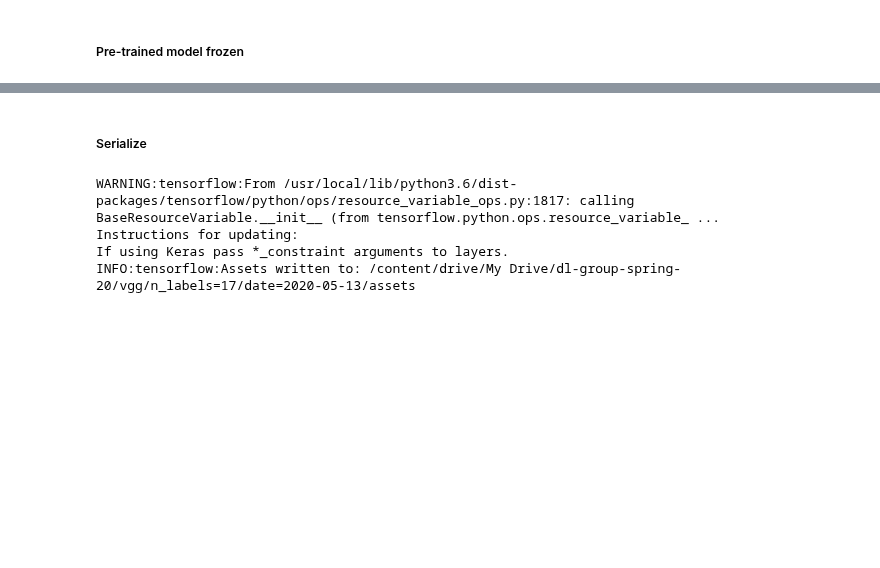
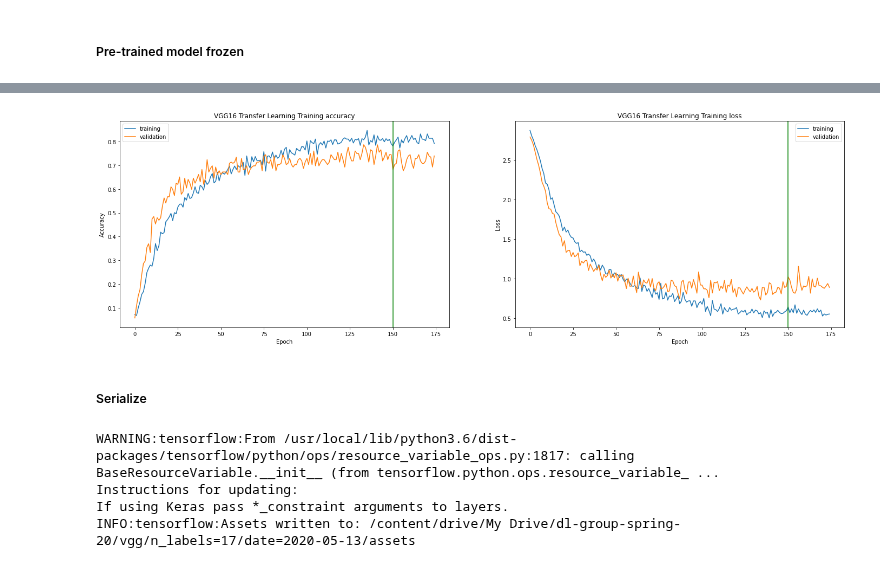
Before and after one commit to tduffy000/deep-learning-group, a Jupyter notebook: notebooks/Transfer_Learning.ipynb, the cells around one changed output, grey strips where cells are left out. Drawn from its saved outputs; the diff is of its cells as text; code cells hidden in the pictures; blank space fills up the shorter version.

Commit message:
slight fixes to transfer learning

```diff
--- a/notebooks/Transfer_Learning.ipynb
+++ b/notebooks/Transfer_Learning.ipynb
@@ -307,6 +311,24 @@ Compiled model 2 by unfreezing last: 3 layers of VGG16.
 # %%
 best_vgg_model_idx = 0
 final_vgg_model = fine_tuned_vgg_models[best_vgg_model_idx]
+# %%
+fig, (ax1, ax2) = plt.subplots(1,2, figsize=(24,7))
+ax1.plot(best_model_results.history['accuracy'] + fine_tuned_vgg_results[best_vgg_model_idx].history['accuracy'], label='training')
+ax1.plot(best_model_results.history['val_accuracy'] + fine_tuned_vgg_results[best_vgg_model_idx].history['val_accuracy'], label='validation')
+ax1.set_title('VGG16 Transfer Learning Training accuracy')
+ax1.set_ylabel('Accuracy')
+ax1.set_xlabel('Epoch')
+ax1.axvline(x=EPOCHS, c='green') # can we give this a label too?
+ax1.legend()
+ax2.plot(best_model_results.history['loss'] + fine_tuned_vgg_results[best_vgg_model_idx].history['loss'], label='training')
+ax2.plot(best_model_results.history['val_loss'] + fine_tuned_vgg_results[best_vgg_model_idx].history['val_loss'], label='validation')
+ax2.set_title('VGG16 Transfer Learning Training loss')
+ax2.set_ylabel('Loss')
+ax2.set_xlabel('Epoch')
+ax2.axvline(x=EPOCHS, c='green')
+_ = ax2.legend()
+# %% [output]
+[figure, added]
 # %% [markdown]
 ##### Serialize
 # %%
```
Also changed, not shown: parts of 23 cells of this notebook.
